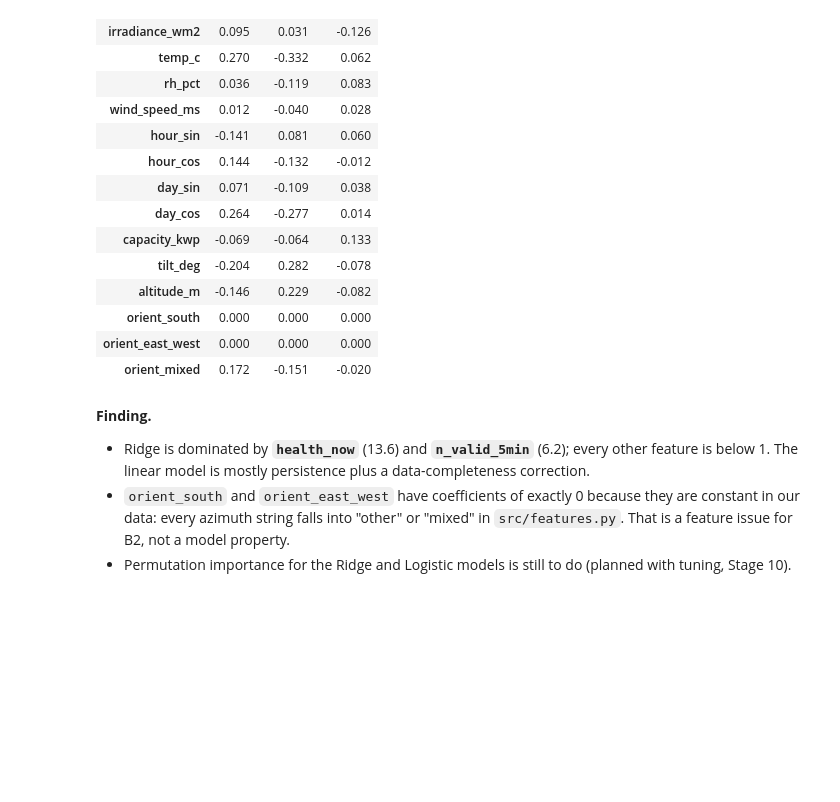
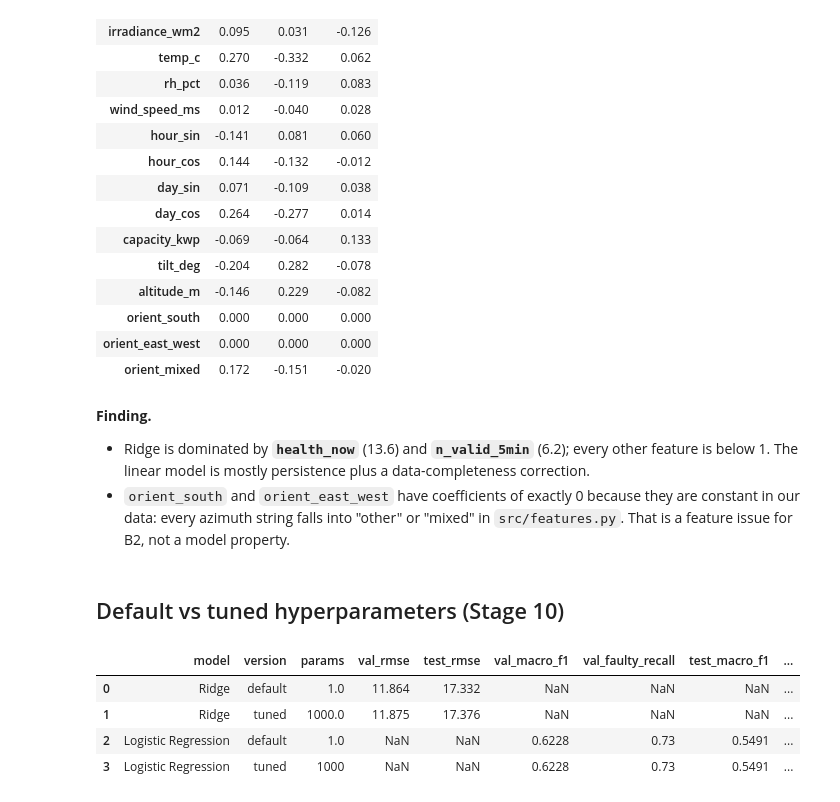
Before and after one commit to Veershah611/InvertML, a Jupyter notebook: notebooks/03_baselines_A1.ipynb, the cells around one changed output. Cells and saved outputs as stored; diff of their text form; code cells hidden in the pictures; blank space fills up the shorter version.

```diff
--- a/notebooks/03_baselines_A1.ipynb
+++ b/notebooks/03_baselines_A1.ipynb
@@ -173,4 +173,13 @@ out["coef_logit"].round(3)
 **Finding.**
 - Ridge is dominated by **`health_now`** (13.6) and **`n_valid_5min`** (6.2); every other feature is below 1. The linear model is mostly persistence plus a data-completeness correction.
 - `orient_south` and `orient_east_west` have coefficients of exactly 0 because they are constant in our data: every azimuth string falls into "other" or "mixed" in `src/features.py`. That is a feature issue for B2, not a model property.
-- Permutation importance for the Ridge and Logistic models is still to do (planned with tuning, Stage 10).
+# %% [markdown]
+## Default vs tuned hyperparameters (Stage 10)
+# %%
+out["tuning"]
+# %% [output]
+|  | model | version | params | val_rmse | test_rmse | val_macro_f1 | val_faulty_recall | test_macro_f1 | ... |
+| 0 | Ridge | default | 1.0 | 11.864 | 17.332 | NaN | NaN | NaN | ... |
+| 1 | Ridge | tuned | 1000.0 | 11.875 | 17.376 | NaN | NaN | NaN | ... |
+| 2 | Logistic Regression | default | 1.0 | NaN | NaN | 0.6228 | 0.73 | 0.5491 | ... |
+| 3 | Logistic Regression | tuned | 1000 | NaN | NaN | 0.6228 | 0.73 | 0.5491 | ... |
```
Also changed, not shown: parts of 8 cells of this notebook, 9 other files.
